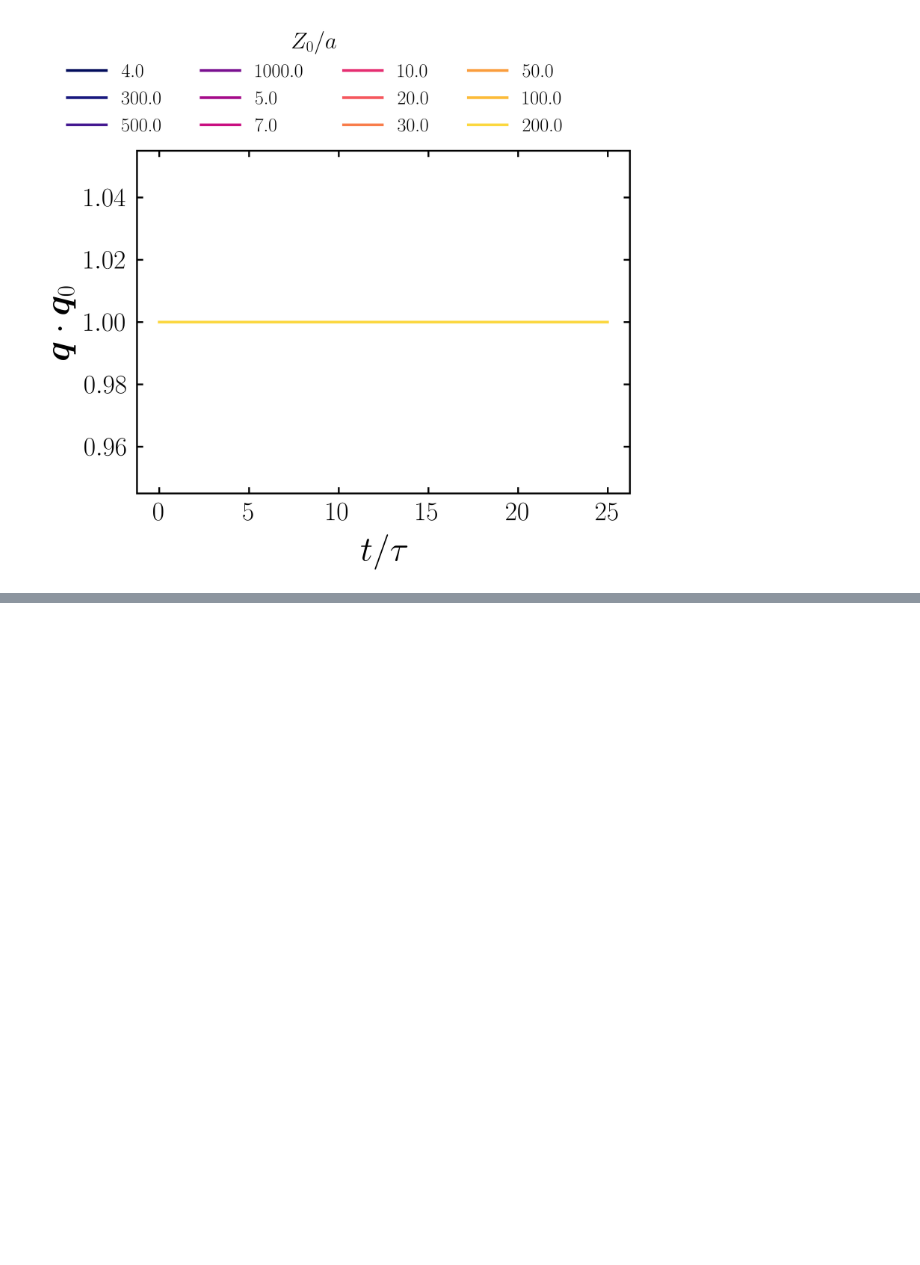
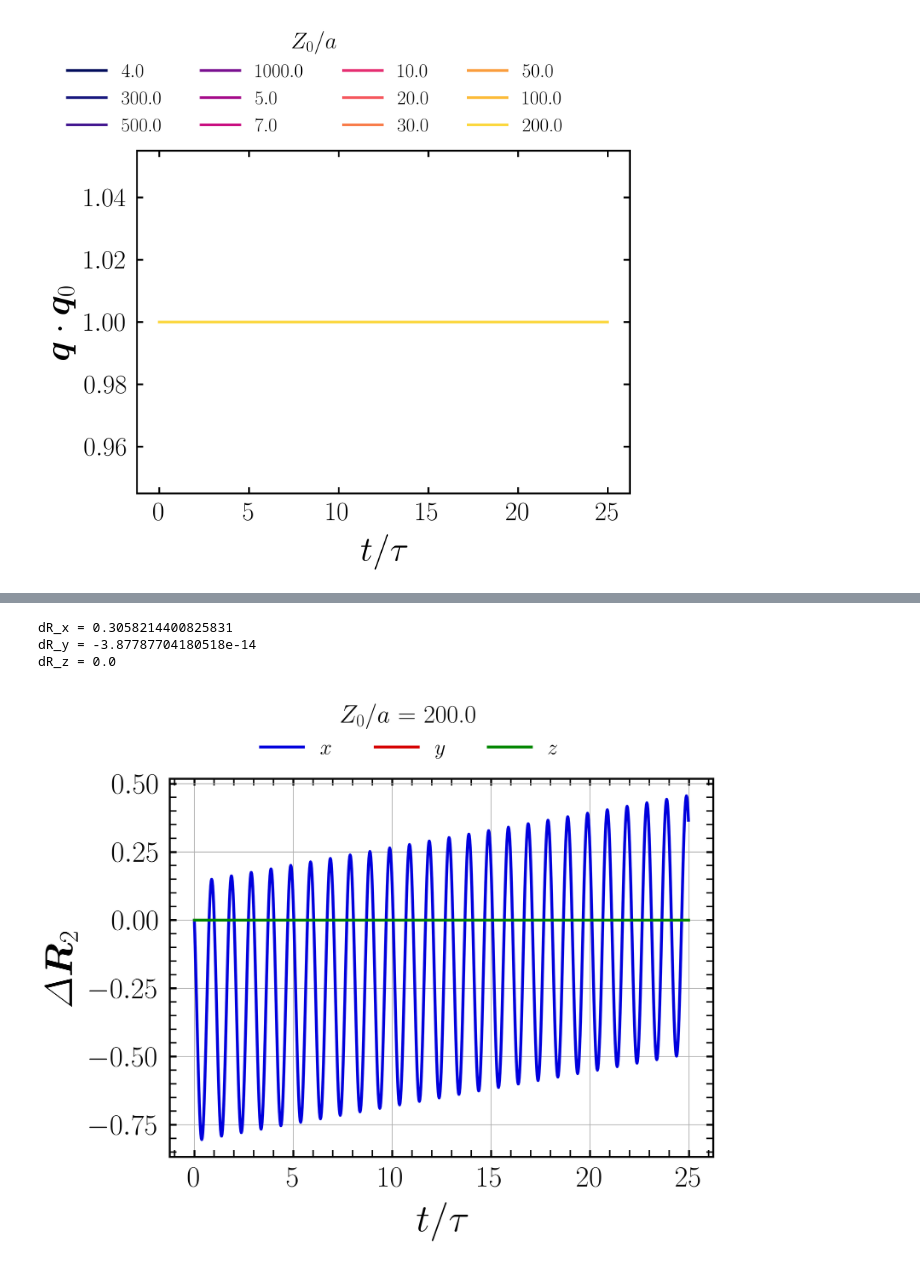
Before and after one commit to alec-glisman/Swimming-in-Potential-Flow, a Jupyter notebook: jupyter_notebooks/orientation_dynamics.ipynb, the cells around one changed output, grey strips where cells are left out. Cells and saved outputs as stored; diff of their text form; code cells hidden in the pictures; blank space fills up the shorter version.

```diff
--- a/jupyter_notebooks/orientation_dynamics.ipynb
+++ b/jupyter_notebooks/orientation_dynamics.ipynb
@@ -232,0 +250,35 @@ p2Pos_Plot.fig
+# %%
+# PLOT: Position of particle 2
+simNumber = -1
+
+numLines = 3
+p2Pos_Plot = PlotStyling(numLines,
+                         r"$t/\tau$", r"$ \Delta \bm{R}_{2}$",
+                         title=None, loglog=False,
+                         outputDir=output_dir, figName="particle-2-pos", eps=epsOutput,
+                         continuousColors=False)
+# Show numerical data points
+p2Pos_Plot.make_plot(showPlot=True)
+p2Pos_Plot.curve(time[i, :], DR_loc[simNumber, 0, :], zorder=i, label=r"$x$")
+p2Pos_Plot.curve(time[i, :], DR_loc[simNumber, 1, :], zorder=i, label=r"$y$")
+p2Pos_Plot.curve(time[i, :], DR_loc[simNumber, 2, :], zorder=i, label=r"$z$")
+# plot elements
+p2Pos_Plot.set_major_minor_ticks(xMajorLoc=5, xMinorLoc=1, yMajorLoc=0.25, yMinorLoc=0.05)
+p2Pos_Plot.ax.grid('True')
+# text elements
+p2Pos_Plot.legend(title=r"$Z_0/a$ = " + f"{Z_height[simNumber]}",
+                  loc='best', ncol=3, bbox_to_anchor=(0.05, 0.05, 0.7, 1.2))
+
+# other outputs
+dR_x_far = DR_loc[simNumber, 0, 960] - DR_loc[simNumber, 0, 0]
+print(f"dR_x = {DR_loc[simNumber, 0, 960] - DR_loc[simNumber, 0, 0]}")
+print(f"dR_y = {DR_loc[simNumber, 1, 960] - DR_loc[simNumber, 1, 0]}")
+print(f"dR_z = {DR_loc[simNumber, 2, 960] - DR_loc[simNumber, 2, 0]}")
+
+# show plot
+p2Pos_Plot.fig
+# %% [output]
+dR_x = 0.3058214400825831
+dR_y = -3.87787704180518e-14
+dR_z = 0.0
+[figure, added]
```
Also changed, not shown: parts of 2 cells of this notebook.
